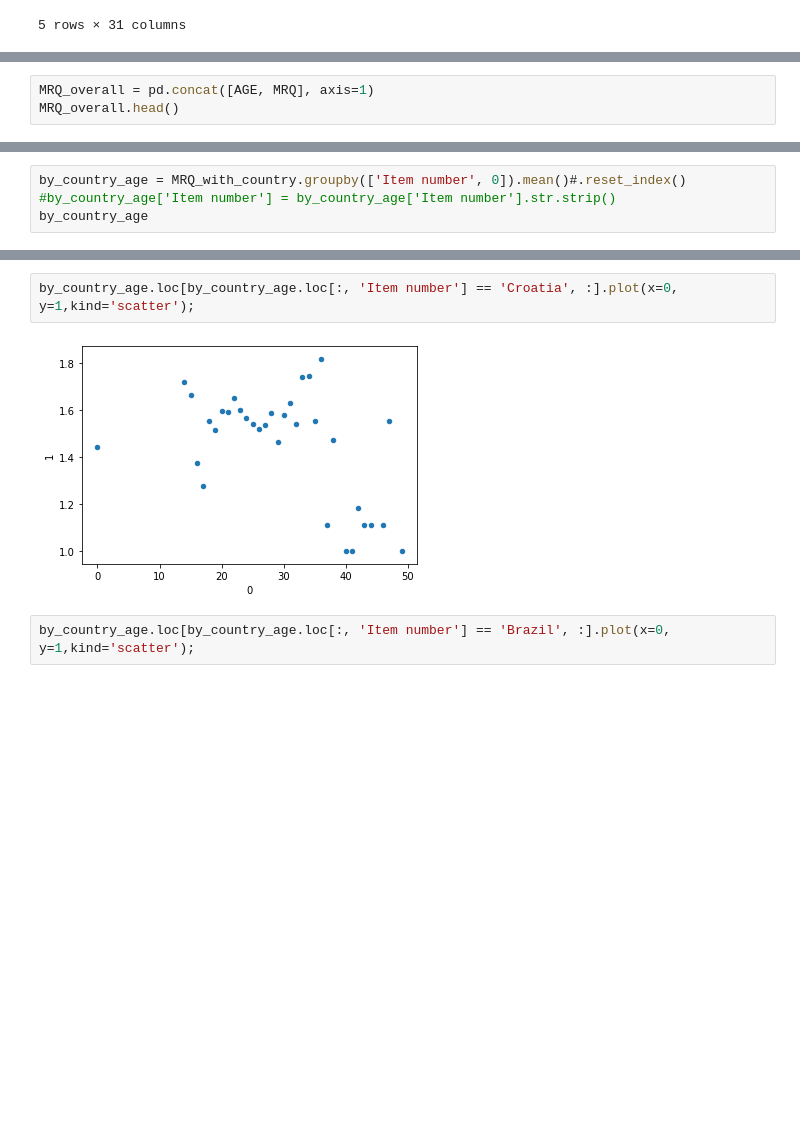
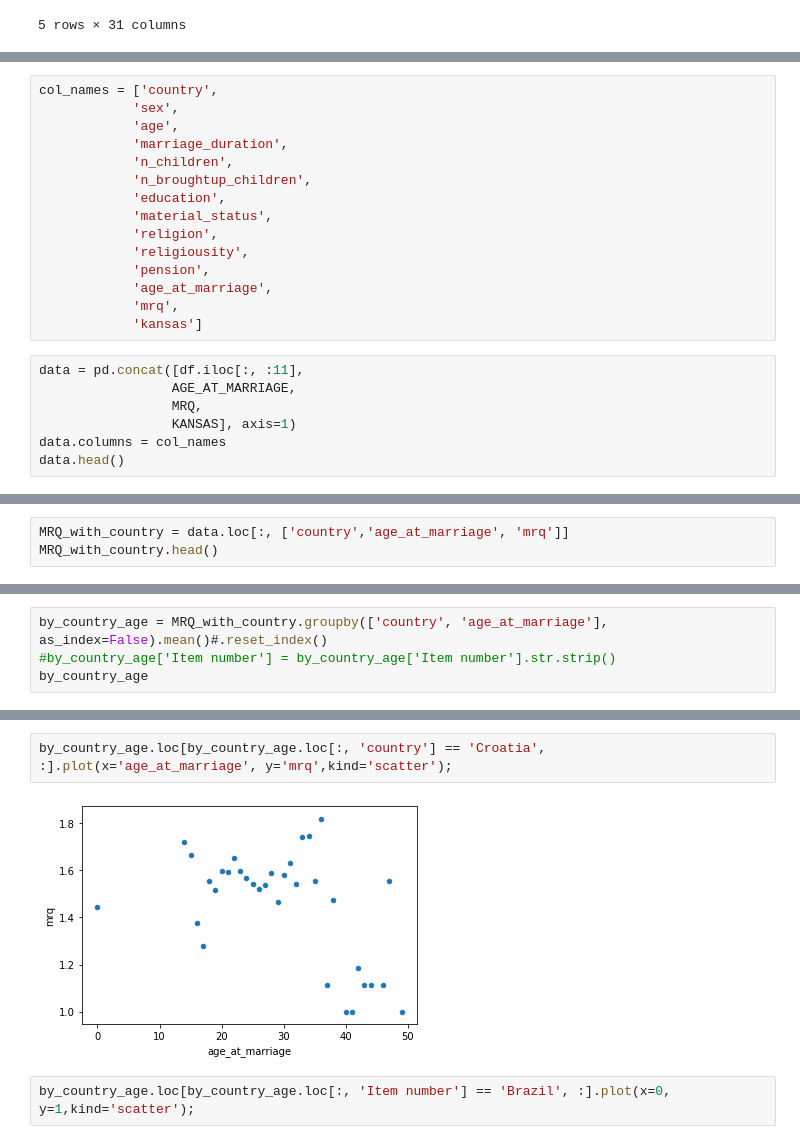
Before and after one commit to elliotmoose/AgeAndMaritalSatisfaction, a Jupyter notebook: exploration.ipynb, the cells around one changed output, grey strips where cells are left out. Saved outputs shown, nothing was run; the diff lists cells and outputs as text; blank space fills up the shorter version.

Commit message:
renamed columns

```diff
--- a/Untitled.ipynb
+++ b/exploration.ipynb
@@ -59,7 +87,26 @@ dtype: float64
 4    23.0
 5    19.0
 dtype: float64
+# %%
+col_names = ['country',
+            'sex',
+            'age',
+            'marriage_duration',
+            'n_children',
+            'n_broughtup_children',
+            'education',
+            'material_status',
+            'religion',
+            'religiousity',
+            'pension',
+            'age_at_marriage',
+            'mrq',
+            'kansas']
 # %%
-MRQ_overall = pd.concat([AGE, MRQ], axis=1)
-MRQ_overall.head()
+data = pd.concat([df.iloc[:, :11],
+                 AGE_AT_MARRIAGE,
+                 MRQ,
+                 KANSAS], axis=1)
+data.columns = col_names
+data.head()
 # %% [output]
@@ -83,0 +155,3 @@ MRQ_with_country.head()
+# %%
+MRQ_with_country = data.loc[:, ['country','age_at_marriage', 'mrq']]
+MRQ_with_country.head()
@@ -84,5 +165,5 @@ MRQ_with_country.head()
 # %%
-by_country_age = MRQ_with_country.groupby(['Item number', 0]).mean()#.reset_index()
+by_country_age = MRQ_with_country.groupby(['country', 'age_at_marriage'], as_index=False).mean()#.reset_index()
 #by_country_age['Item number'] = by_country_age['Item number'].str.strip()
 by_country_age
 # %% [output]
@@ -103,7 +183,7 @@ by_country_age
 # %%
-by_country_age.loc[by_country_age.loc[:, 'Item number'] == 'Croatia', :].plot(x=0, y=1,kind='scatter');
+by_country_age.loc[by_country_age.loc[:, 'country'] == 'Croatia', :].plot(x='age_at_marriage', y='mrq',kind='scatter');
 # %% [output]
-[figure, old version]
+[figure, new version]
 # %%
 by_country_age.loc[by_country_age.loc[:, 'Item number'] == 'Brazil', :].plot(x=0, y=1,kind='scatter');
 # %% [output]
```
Also changed, not shown: parts of 15 cells of this notebook.
